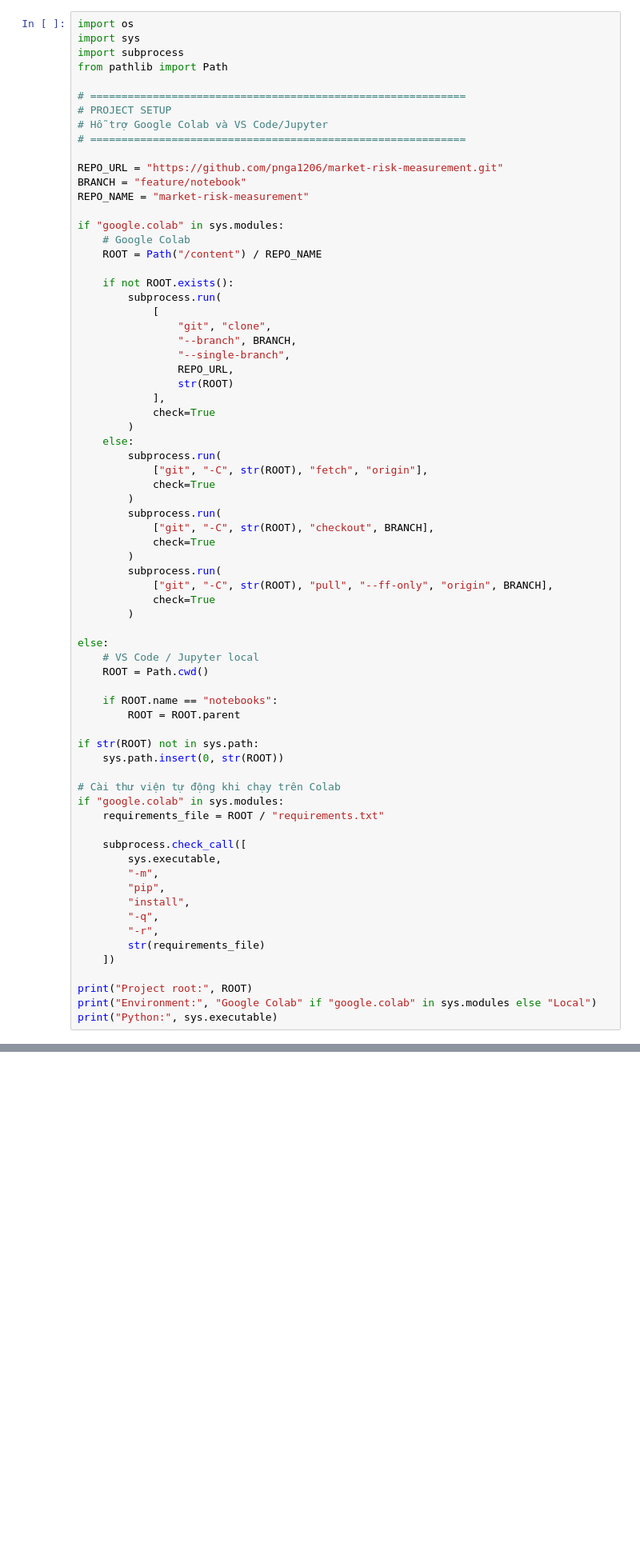
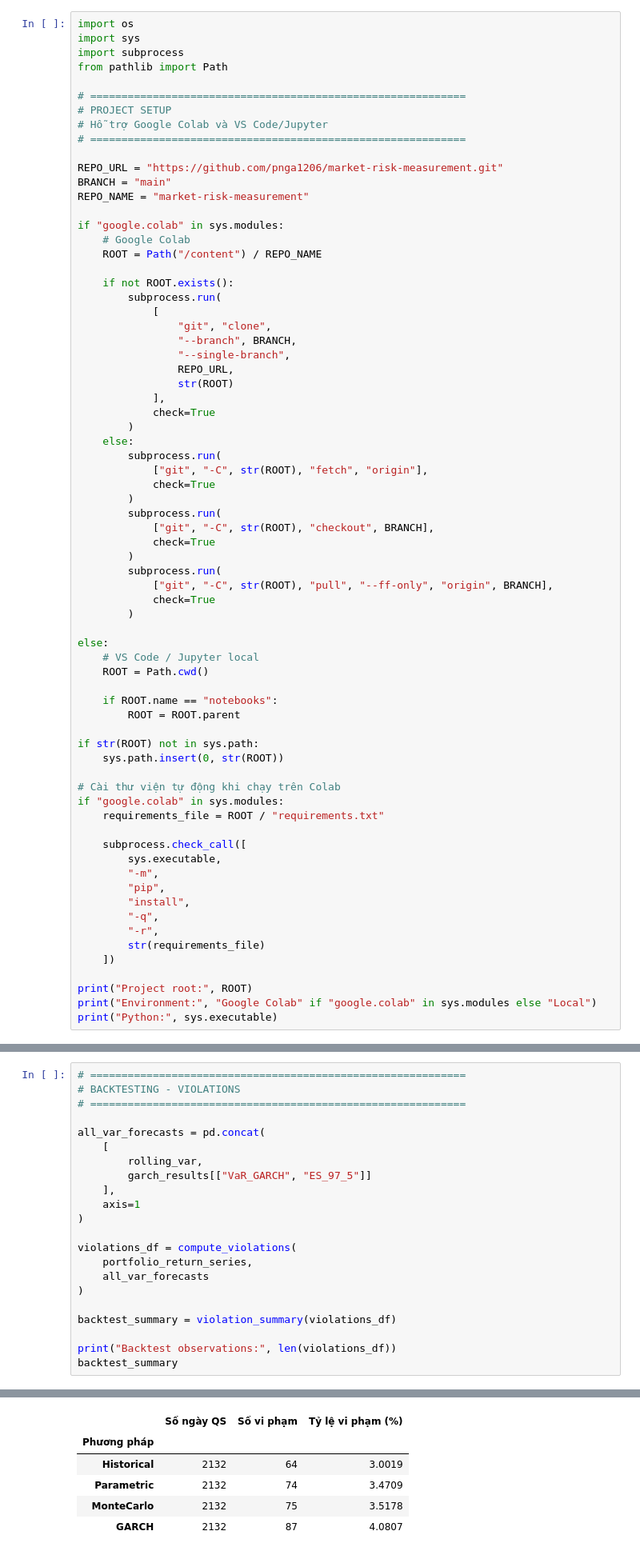
Before and after one commit to pnga1206/market-risk-measurement, a Jupyter notebook: notebooks/market_risk_analysis.ipynb, the cells around one changed output, grey strips where cells are left out. Shown at 80% size. Saved outputs shown, nothing was run; the diff lists cells and outputs as text; blank space fills up the shorter version.

Commit message:
Finalize notebook, README, requirements, and outputs

```diff
--- a/notebooks/market_risk_analysis.ipynb
+++ b/notebooks/market_risk_analysis.ipynb
@@ -14,7 +16,7 @@ from pathlib import Path
 # ============================================================
 
 REPO_URL = "https://github.com/pnga1206/market-risk-measurement.git"
-BRANCH = "feature/notebook"
+BRANCH = "main"
 REPO_NAME = "market-risk-measurement"
 
 if "google.colab" in sys.modules:
@@ -396,0 +566,23 @@ latest_garch[
+# %%
+# ============================================================
+# BACKTESTING - VIOLATIONS
+# ============================================================
+
+all_var_forecasts = pd.concat(
+    [
+        rolling_var,
+        garch_results[["VaR_GARCH", "ES_97_5"]]
+    ],
+    axis=1
+)
+
+violations_df = compute_violations(
+    portfolio_return_series,
+    all_var_forecasts
+)
+
+backtest_summary = violation_summary(violations_df)
+
+print("Backtest observations:", len(violations_df))
+backtest_summary
+# %% [output]
@@ -396,0 +590,6 @@ latest_garch[
+|  | Số ngày QS | Số vi phạm | Tỷ lệ vi phạm (%) |
+| Phương pháp |  |  |  |
+| Historical | 2132 | 64 | 3.0019 |
+| Parametric | 2132 | 74 | 3.4709 |
+| MonteCarlo | 2132 | 75 | 3.5178 |
+| GARCH | 2132 | 87 | 4.0807 |
```
Also changed, not shown: parts of 31 cells of this notebook, 21 other files.
